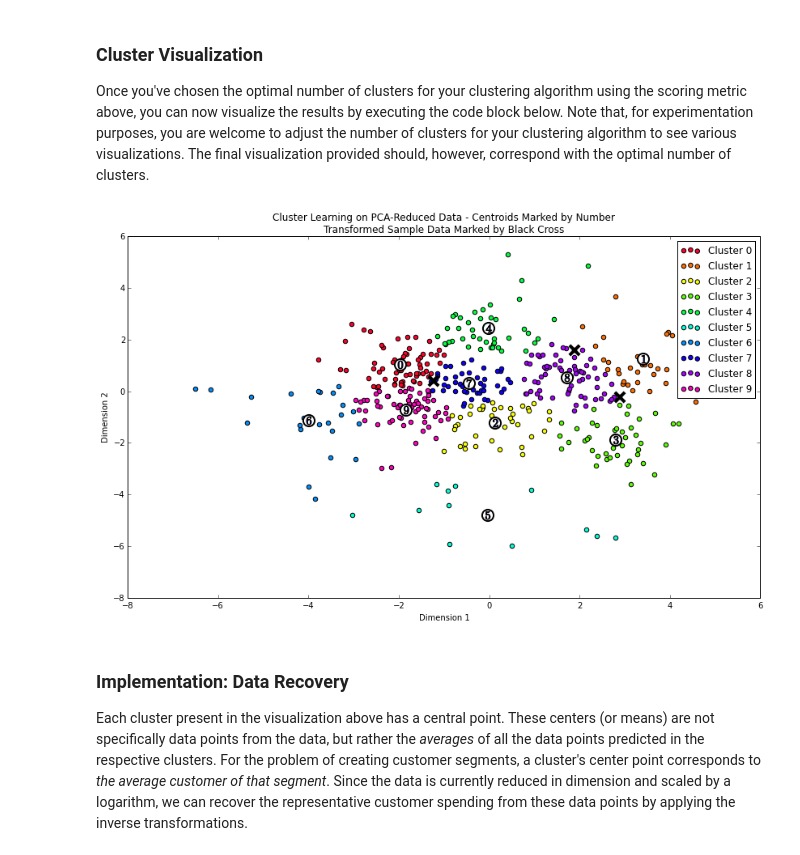
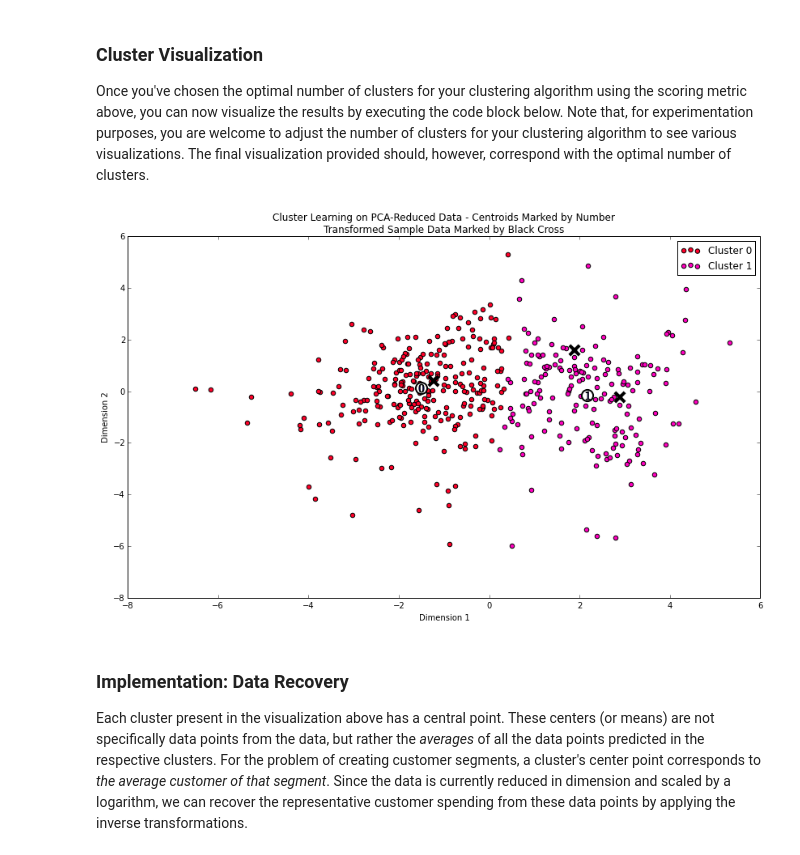
Before and after one commit to snowdj/MLND_customer_segments, a Jupyter notebook: customer_segments.ipynb, the cells around one changed output. Drawn from its saved outputs; the diff is of its cells as text; code cells hidden in the pictures.

Commit message:
Implementation: Creating Clusters_v2

```diff
--- a/customer_segments.ipynb
+++ b/customer_segments.ipynb
@@ -423,8 +423,7 @@ from sklearn.cluster import KMeans
 from sklearn.metrics import silhouette_score
 import matplotlib.pyplot as plt
 
-for num_of_clusters in range(2,11):
-    #print num_of_clusters
+def kmeans_silhouette_score(num_of_clusters):
     # TODO: Apply your clustering algorithm of choice to the reduced data
     clusterer = KMeans(n_clusters=num_of_clusters, random_state=123).fit(reduced_data)
 
@@ -439,6 +438,10 @@ for num_of_clusters in range(2,11):
 
     # TODO: Calculate the mean silhouette coefficient for the number of clusters chosen
     score = silhouette_score(reduced_data, preds)
+    return score, preds, centers
+
+for num_of_clusters in range(2,4):
+    score, _, _  = kmeans_silhouette_score(num_of_clusters)
     print "Number of cluster: {:2.0f}, Your silhouette_score is {:8.4f}".format(num_of_clusters, score)
     plt.scatter(num_of_clusters, score)
 plt.xlabel('n_clusters')
@@ -464,10 +466,11 @@ Number of cluster: 10, Your silhouette_score is   0.3482
 ### Cluster Visualization
 Once you've chosen the optimal number of clusters for your clustering algorithm using the scoring metric above, you can now visualize the results by executing the code block below. Note that, for experimentation purposes, you are welcome to adjust the number of clusters for your clustering algorithm to see various visualizations. The final visualization provided should, however, correspond with the optimal number of clusters.
 # %%
+_, op_preds, centers = kmeans_silhouette_score(2)
 # Display the results of the clustering from implementation
 vs.cluster_results(reduced_data, preds, centers, pca_samples)
 # %% [output]
-[figure, old version]
+[figure, new version]
 # %% [markdown]
 ### Implementation: Data Recovery
 Each cluster present in the visualization above has a central point. These centers (or means) are not specifically data points from the data, but rather the *averages* of all the data points predicted in the respective clusters. For the problem of creating customer segments, a cluster's center point corresponds to *the average customer of that segment*. Since the data is currently reduced in dimension and scaled by a logarithm, we can recover the representative customer spending from these data points by applying the inverse transformations.
```
Also changed, not shown: parts of 1 cell of this notebook.
